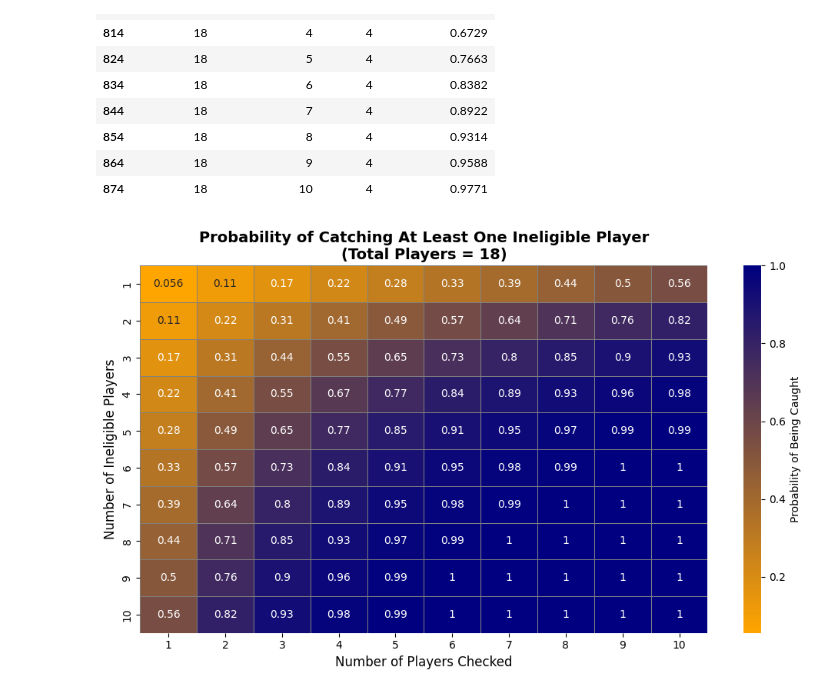
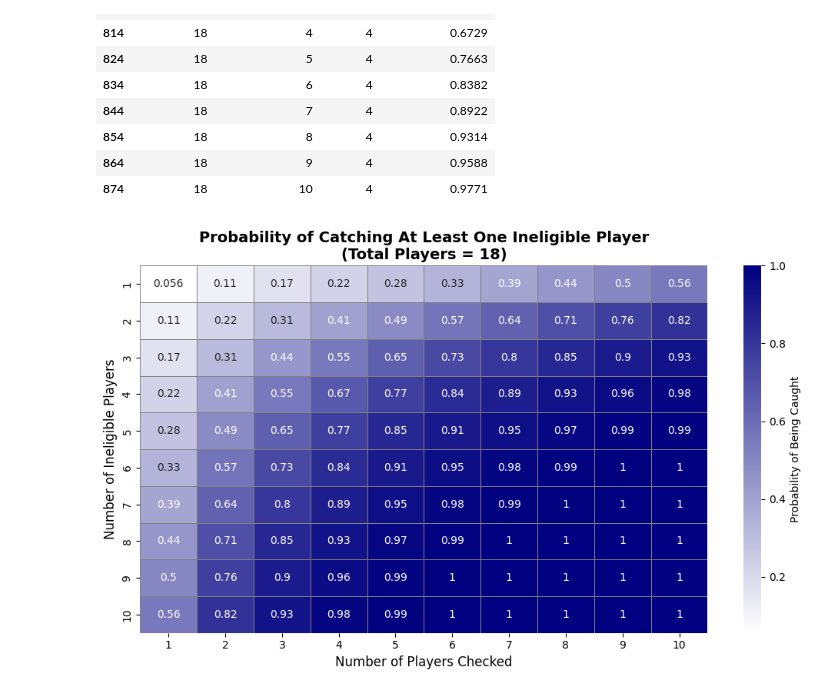
Before and after one commit to alpucala/notebooks, a Jupyter notebook: Football_Battleship.ipynb, the cells around one changed output. Cells and saved outputs as stored; diff of their text form; code cells hidden in the pictures.

```diff
--- a/Football_Battleship.ipynb
+++ b/Football_Battleship.ipynb
@@ -48,29 +48,29 @@ df.query("Total_Players == 18 and Checked == 4").sort_values("Ineligible_Players
 # %%
 import seaborn as sns
 import matplotlib.pyplot as plt
 import pandas as pd
 import numpy as np
 from matplotlib.colors import LinearSegmentedColormap
 
-# Create custom colormap: navy blue → orange
-colors = ["orange","navy"]
+# Create custom colormap: white -> navy blue
+colors = ["white", "navy"]
 cmap = LinearSegmentedColormap.from_list("navy_orange", colors)
 
 # Example: total players = 18
 data_18 = df[df["Total_Players"] == 18].pivot(
     index="Ineligible_Players", columns="Checked", values="Probability_Caught"
 )
 
 plt.figure(figsize=(10, 6))
 sns.heatmap(data_18, annot=True, cmap=cmap, linewidths=0.5, linecolor='gray',
             cbar_kws={'label': 'Probability of Being Caught'})
 
 plt.title("Probability of Catching At Least One Ineligible Player\n(Total Players = 18)", fontsize=14, fontweight='bold')
 plt.xlabel("Number of Players Checked", fontsize=12)
 plt.ylabel("Number of Ineligible Players", fontsize=12)
 plt.xticks(fontsize=10)
 plt.yticks(fontsize=10)
 plt.tight_layout()
 plt.show()
 # %% [output]
-[figure, old version]
+[figure, new version]
```
